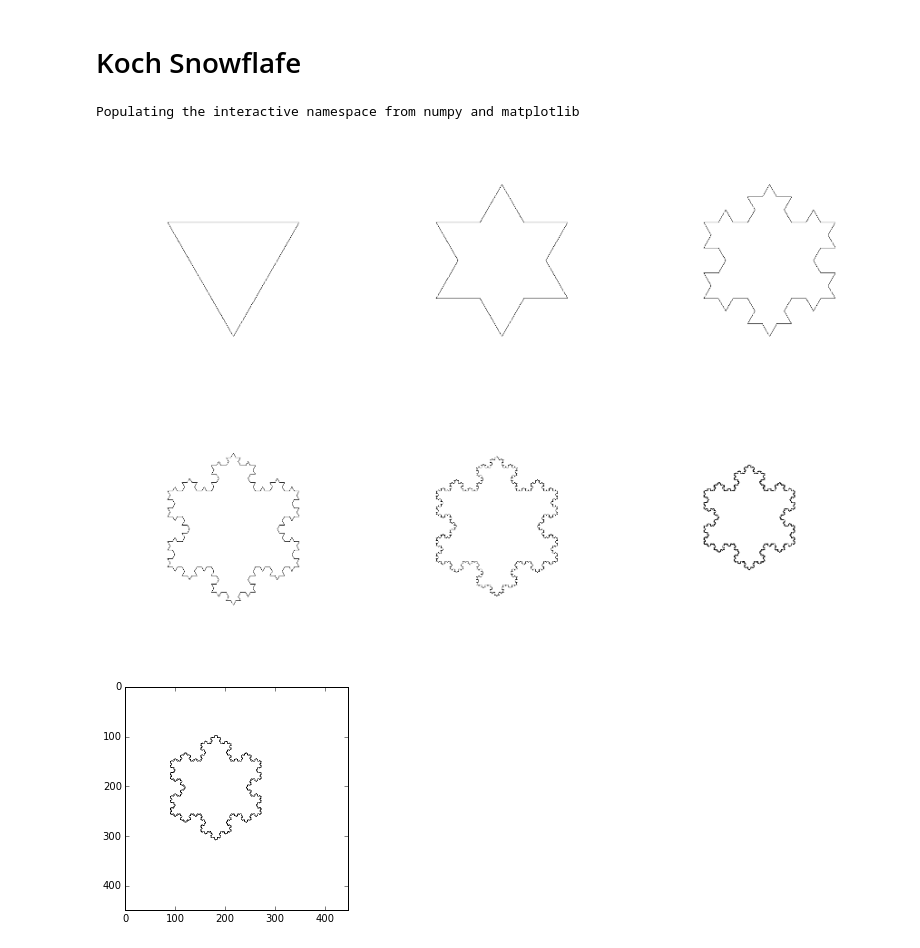
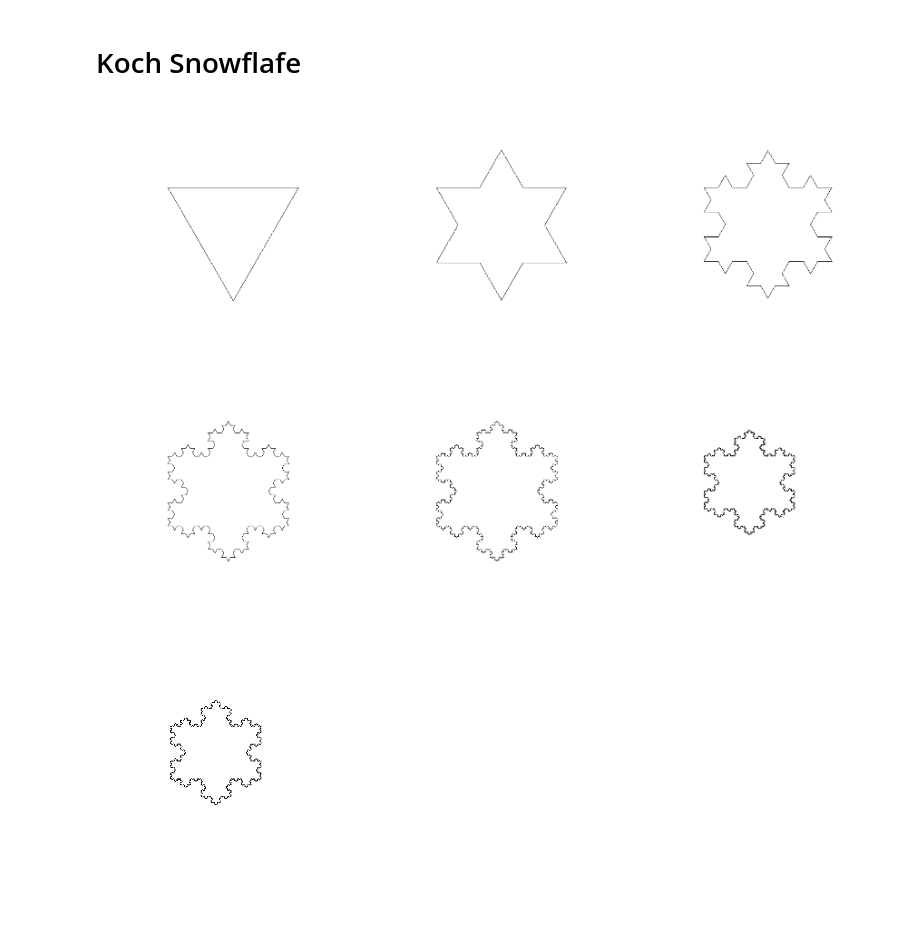
Before and after one commit to niveku/MC, a Jupyter notebook: Tareas/HW3/Snowflake.ipynb, the cells around one changed output. Cells and saved outputs as stored; diff of their text form; code cells hidden in the pictures.

```diff
--- a/Tareas/HW3/Snowflake.ipynb
+++ b/Tareas/HW3/Snowflake.ipynb
@@ -35,14 +35,14 @@ def fractal (tortuga, ite, lar):
         tortuga.right(120)
 # %%
 win = turtle.Screen()
-win.tracer(1, 0)
-turtle.speed(0)
+win.tracer(2, 2)
+turtle.speed(10)
 
 for i in range(6):
 
     turtle.clear()
 
-    lado = 350 + (2)**i
+    lado = 350
     fractal(turtle, i, lado)
     turtle.hideturtle()
 
@@ -52,44 +52,42 @@ for i in range(6):
 
 turtle.exitonclick()
 # %%
-%pylab inline
+import matplotlib.pyplot as plt
 from scipy import misc
 import matplotlib.animation as animation
 
-fig = figure(figsize = (15,15))
+fig = plt.figure(figsize = (15,15))
 #lista = []
 
 for i in range (6):
 
-    subplot(3,3,i+1)
-    axis('off')
+    plt.subplot(3,3,i+1)
+    plt.axis('off')
     png = misc.imread('fractal'+ str(i) +'.png')
-    pic = imshow(png, interpolation = None)
+    pic = plt.imshow(png, interpolation = None)
     #lista[i].append(pic)
 
 #ani = animation.FuncAnimation(fig, lista, frames=range(20), interval=50, blit=True)
 
 show()
 # %% [output]
-Populating the interactive namespace from numpy and matplotlib
-[figure, old version]
+[figure, new version]
 # %%
 import matplotlib.pyplot as plt
 import numpy as np
 from scipy import misc
+from matplotlib import animation
 
-for i in range(6):
+fig = plt.figure()
 
-    png = misc.imread('fractal'+ str(i) +'.png')
+def animate(nframe):
+    plt.cla()
+    plt.axis('off')
+    png = misc.imread('fractal'+ str(nframe) +'.png')
+    plt.imshow(png)
 
-    if i==0:
-        p = plt.imshow(png)
-        fig = plt.gcf()
-        plt.clim()   # clamp the color limits
 
-    else:
-        p.set_data(png)
-
-    plt.pause(0.1)
+anim = animation.FuncAnimation(fig, animate, frames=6)
+anim.save('animatedfractal.gif', writer='imagemagick', fps=4)
 # %% [output]
-[figure, old version]
+[figure, new version]
```
Also changed, not shown: 11 other files.
